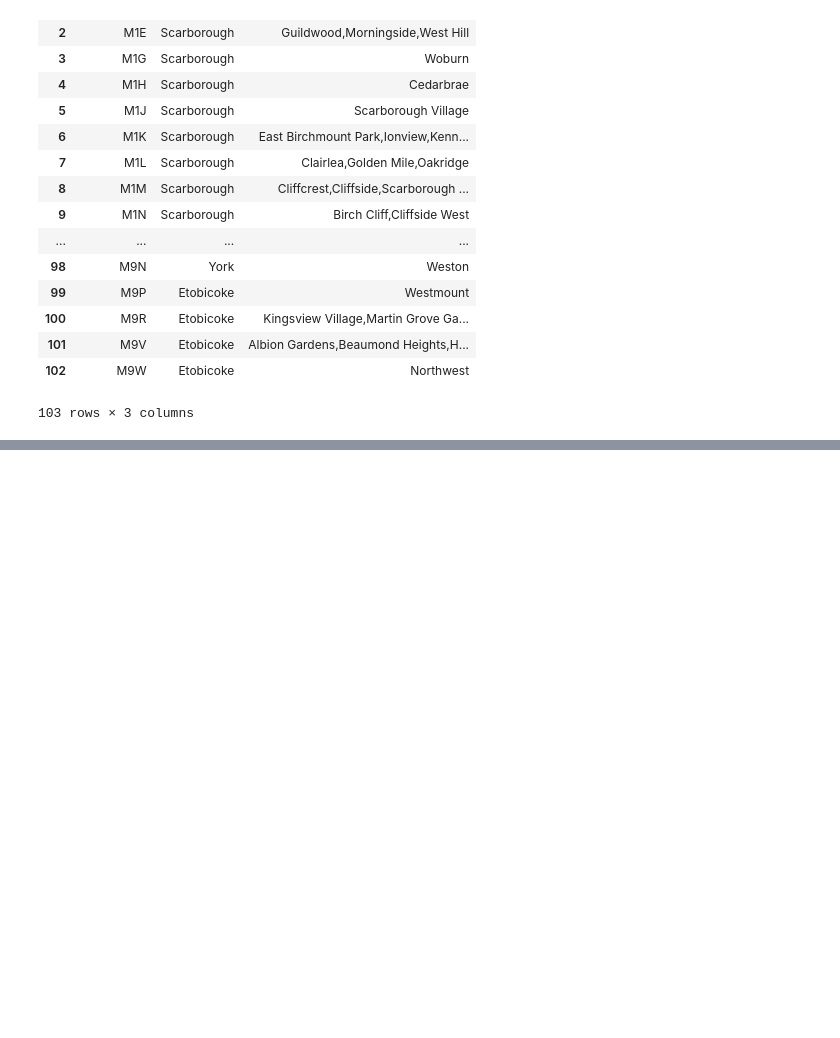
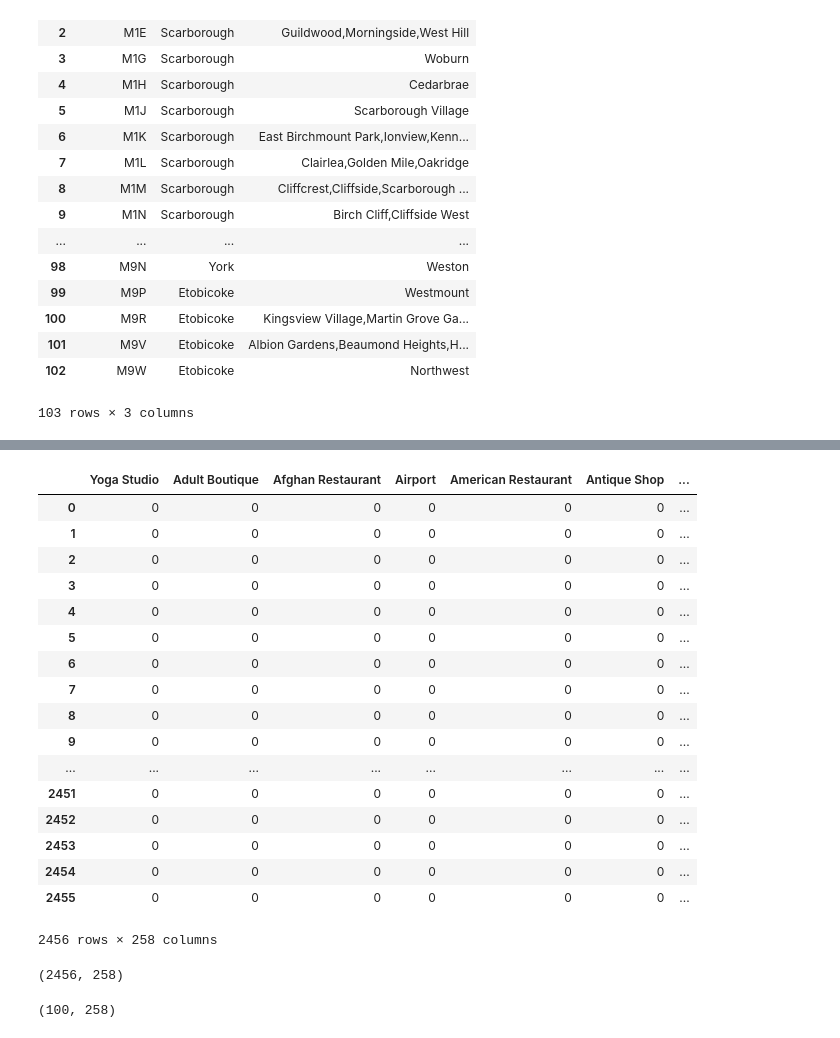
Before and after one commit to joshyro/Coursera_Capstone, a Jupyter notebook: Capstone_Project.ipynb, the cells around one changed output, grey strips where cells are left out. Drawn from its saved outputs; the diff is of its cells as text; code cells hidden in the pictures; blank space fills up the shorter version.

```diff
--- a/Capstone_Project.ipynb
+++ b/Capstone_Project.ipynb
@@ -155,0 +165,4 @@ df
+# %%
+#Adding columns latitude and longitude
+df['Latitude']=''
+df['Longitude']=''
@@ -155,0 +249,8 @@ df
+# %%
+address = 'Toronto, Ontario'
+
+geolocator = Nominatim(user_agent="ny_explorer")
+location = geolocator.geocode(address)
+latitude = location.latitude
+longitude = location.longitude
+print('The geograpical coordinate of Toronto are {}, {}.'.format(latitude, longitude))
@@ -155,0 +280,9 @@ df
+# %%
+#Foursquare Config
+CLIENT_ID = 'GPFYBKFRCWFP2FPGBXW0CGUKGXBDQEJF4REHWGRSHT1O0E4A' # your Foursquare ID
+CLIENT_SECRET = 'XQY5Y0BOK04Q42VZDS5YIJXGU0J2SP0EJQJOVWEYRDCXGITL' # your Foursquare Secret
+VERSION = '20180605' # Foursquare API version
+
+print('Your credentails:')
+print('CLIENT_ID: ' + CLIENT_ID)
+print('CLIENT_SECRET:' + CLIENT_SECRET)
@@ -155,0 +342,6 @@ df
+# %%
+#Calling function for Toronto Neigh
+toronto_venues, empty_data = getNearbyVenues(names=df['Neighbourhood'],
+                                   latitudes=df['Latitude'],
+                                   longitudes=df['Longitude']
+                                  )
@@ -159,0 +378,41 @@ df.shape
+# %%
+# one hot encoding
+toronto_onehot = pd.get_dummies(toronto_venues[['Venue Category']], prefix="", prefix_sep="")
+
+# add neighborhood column back to dataframe
+toronto_onehot['Neighborhood'] = toronto_venues['Neighborhood']
+
+# move neighborhood column to the first column
+fixed_columns = [toronto_onehot.columns[-1]] + list(toronto_onehot.columns[:-1])
+toronto_onehot = toronto_onehot[fixed_columns]
+
+toronto_onehot
+# %% [output]
+|  | Yoga Studio | Adult Boutique | Afghan Restaurant | Airport | American Restaurant | Antique Shop | ... |
+| 0 | 0 | 0 | 0 | 0 | 0 | 0 | ... |
+| 1 | 0 | 0 | 0 | 0 | 0 | 0 | ... |
+| 2 | 0 | 0 | 0 | 0 | 0 | 0 | ... |
+| 3 | 0 | 0 | 0 | 0 | 0 | 0 | ... |
+| 4 | 0 | 0 | 0 | 0 | 0 | 0 | ... |
+| 5 | 0 | 0 | 0 | 0 | 0 | 0 | ... |
+| 6 | 0 | 0 | 0 | 0 | 0 | 0 | ... |
+| 7 | 0 | 0 | 0 | 0 | 0 | 0 | ... |
+| 8 | 0 | 0 | 0 | 0 | 0 | 0 | ... |
+| 9 | 0 | 0 | 0 | 0 | 0 | 0 | ... |
+| ... | ... | ... | ... | ... | ... | ... | ... |
+| 2451 | 0 | 0 | 0 | 0 | 0 | 0 | ... |
+| 2452 | 0 | 0 | 0 | 0 | 0 | 0 | ... |
+| 2453 | 0 | 0 | 0 | 0 | 0 | 0 | ... |
+| 2454 | 0 | 0 | 0 | 0 | 0 | 0 | ... |
+| 2455 | 0 | 0 | 0 | 0 | 0 | 0 | ... |
+2456 rows × 258 columns
+# %%
+toronto_onehot.shape
+# %% [output]
+(2456, 258)
+# %%
+#Agrupar
+toronto_grouped = toronto_onehot.groupby('Neighborhood').mean().reset_index()
+toronto_grouped.shape
+# %% [output]
+(100, 258)
```
Also changed, not shown: parts of 31 cells of this notebook.
